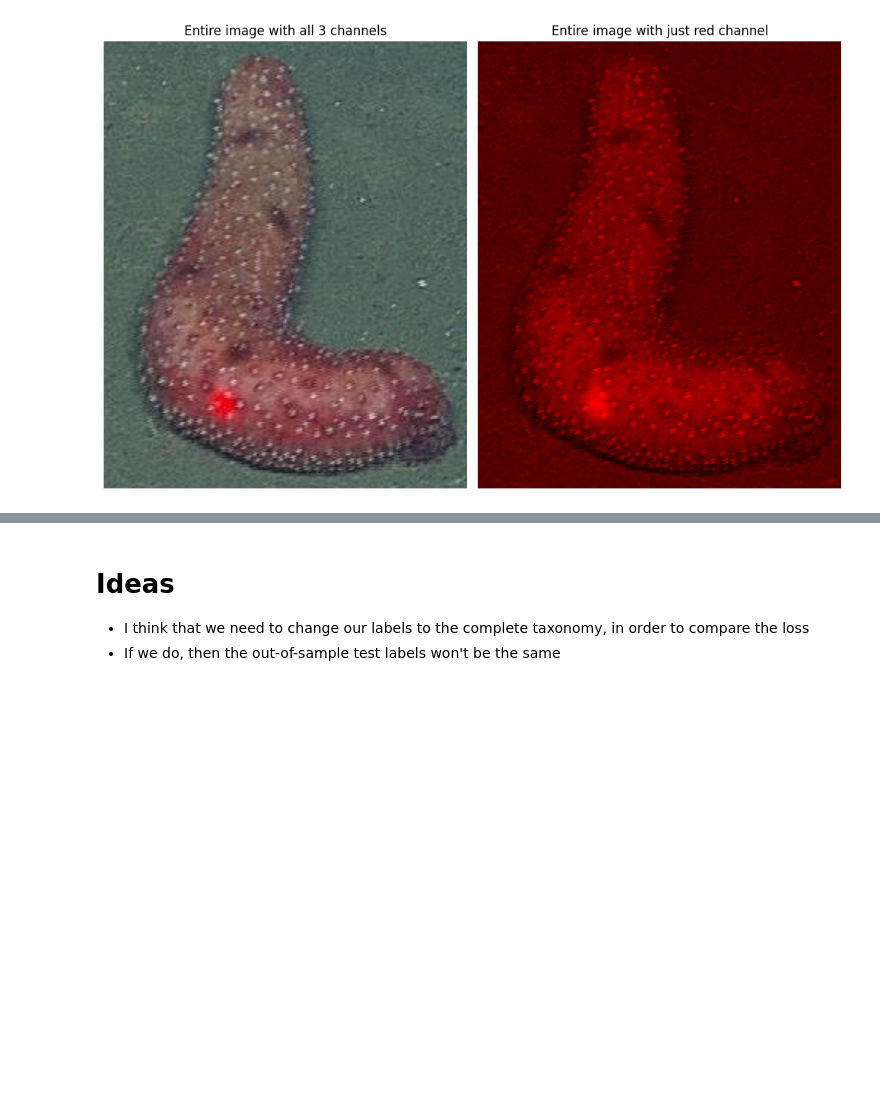
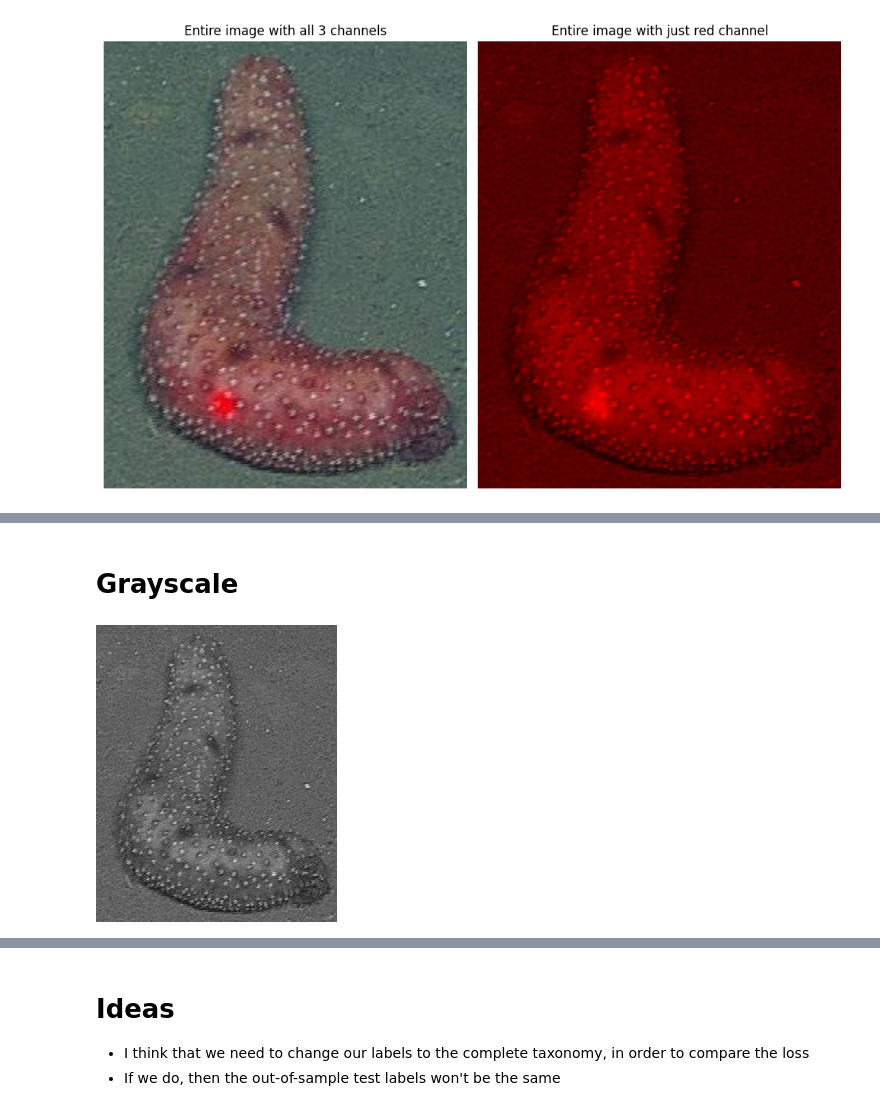
Before and after one commit to JulianaGomez/fathomnet2025, a Jupyter notebook: bioclip-test.ipynb, the cells around one changed output, grey strips where cells are left out. Drawn from its saved outputs; the diff is of its cells as text; code cells hidden in the pictures; blank space fills up the shorter version.

Commit message:
Kaggle Notebook | BioCLIP_test | Version 7 | Grayscale

```diff
--- a/bioclip-test.ipynb
+++ b/bioclip-test.ipynb
@@ -293,0 +293,15 @@ df_species
+# %% [markdown]
+# Grayscale
+# %%
+# save numpy to jpeg
+img_mono_img = PIL.Image.fromarray(img_mono.astype('uint8'), 'RGB')
+img_mono_img.save('img_mono.jpeg', 'JPEG')
+
+#convert to grayscalr
+im1 = PIL.Image.open('/kaggle/working/img_mono.jpeg')
+im2 = PIL.ImageOps.grayscale(im1)
+
+
+display(im2)
+# %% [output]
+[figure, added]
```
Also changed, not shown: parts of 5 cells of this notebook.
